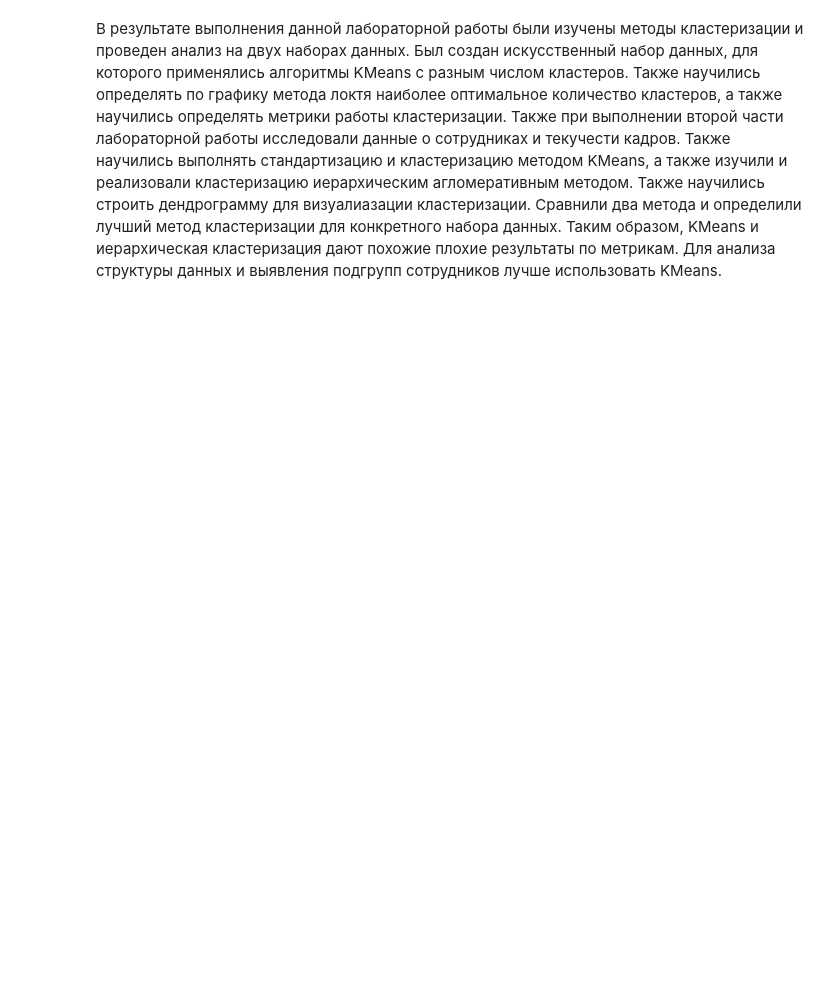
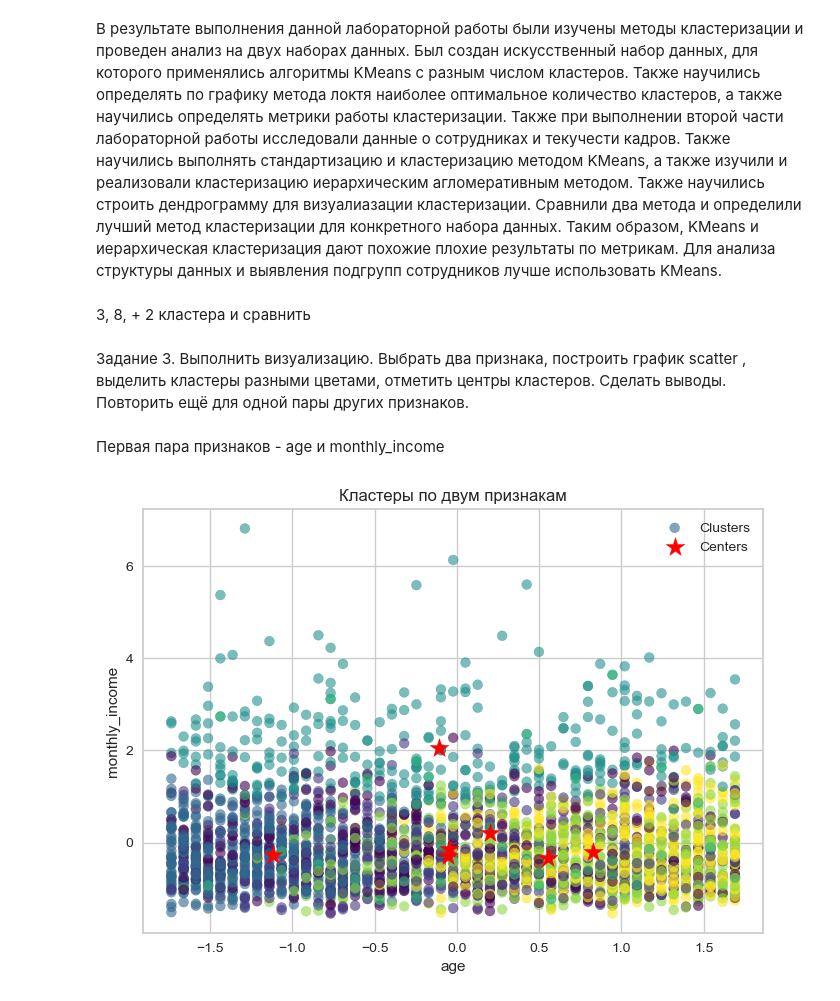
Before and after one commit to AlisaRezanova/LR4, a Jupyter notebook: ЛР4_Резанова_Вариант2.ipynb, the cells around one changed output. Drawn from its saved outputs; the diff is of its cells as text; code cells hidden in the pictures; blank space fills up the shorter version.

```diff
--- a/ЛР4_Резанова_Вариант2.ipynb
+++ b/ЛР4_Резанова_Вариант2.ipynb
@@ -442,3 +444,26 @@ cluster
 Также при выполнении второй части лабораторной работы исследовали данные о сотрудниках и текучести кадров. Также научились выполнять стандартизацию и кластеризацию методом KMeans, а также изучили и реализовали кластеризацию иерархическим агломеративным методом.
 Также научились строить дендрограмму для визуалиазации кластеризации.
 Сравнили два метода и определили лучший метод кластеризации для конкретного набора данных. Таким образом, KMeans и иерархическая кластеризация дают похожие плохие результаты по метрикам. Для анализа структуры данных и выявления подгрупп сотрудников лучше использовать KMeans.
+# %% [markdown]
+3, 8, + 2 кластера и сравнить
+# %% [markdown]
+Задание 3. Выполнить визуализацию. Выбрать два признака, построить график scatter ,
+выделить кластеры разными цветами, отметить центры кластеров. Сделать
+выводы. Повторить ещё для одной пары других признаков.
+# %% [markdown]
+Первая пара признаков - age и monthly_income
+# %%
+x_feature = 'age'
+y_feature = 'monthly_income'
+x_index = X.columns.get_loc(x_feature)
+y_index = X.columns.get_loc(y_feature)
+plt.scatter(df['age'], df['monthly_income'], c=clusters, cmap='viridis', s=50, alpha=0.6, label='Clusters')
+centers = k_means.cluster_centers_
+plt.scatter(centers[:,x_index], centers[:,y_index], c='red', s=200, marker='*', label='Centers')
+plt.xlabel('age')
+plt.ylabel('monthly_income')
+plt.title('Кластеры по двум признакам')
+plt.legend()
+plt.show()
+# %% [output]
+[figure, added]
```
Also changed, not shown: parts of 15 cells of this notebook.
